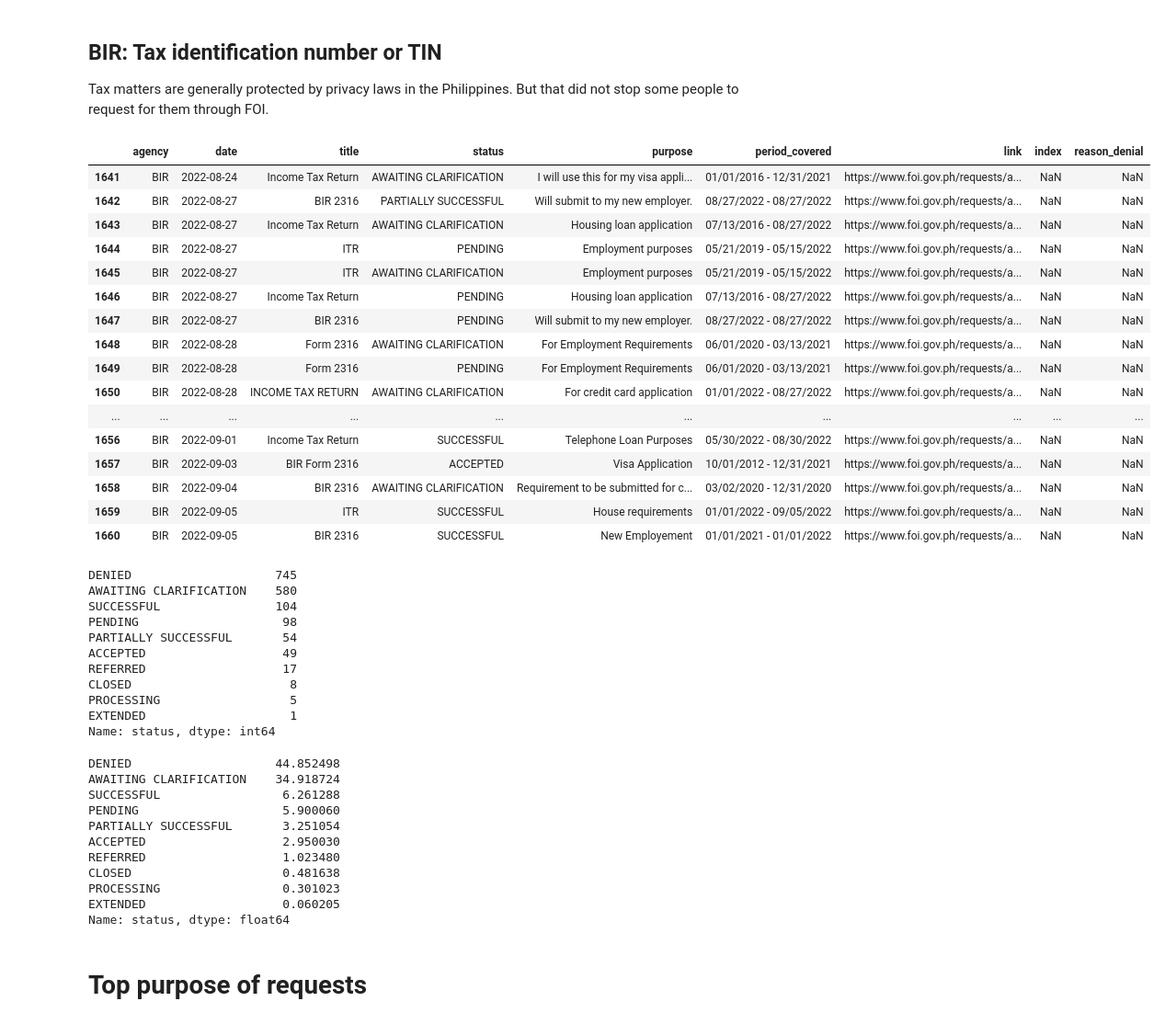
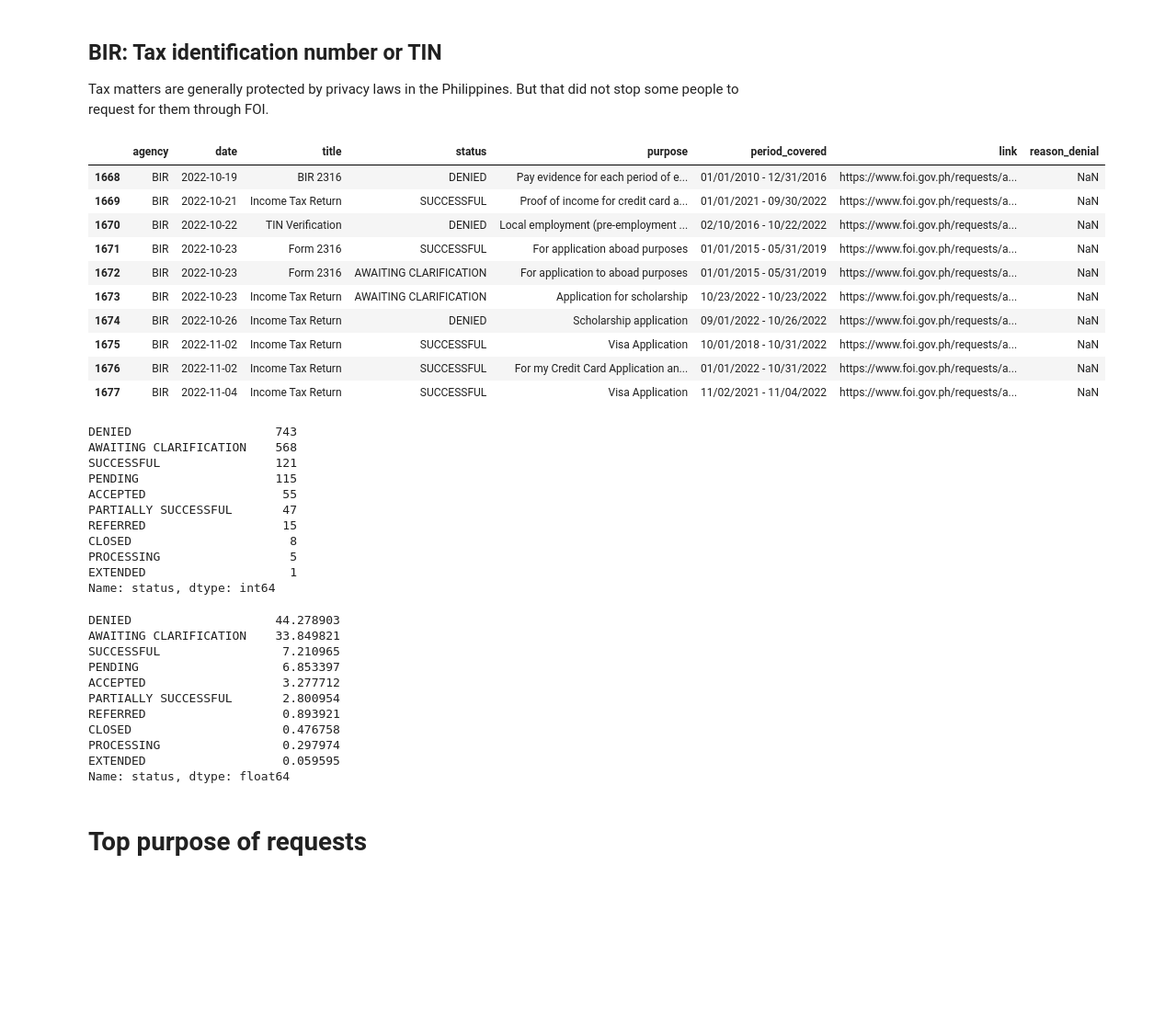
Before and after one commit to pmagtulis/foi-analysis, a Jupyter notebook: foi-analysis.ipynb, the cells around one changed output. Shown at 92% size. Saved outputs shown, nothing was run; the diff lists cells and outputs as text; code cells hidden in the pictures; blank space fills up the shorter version.

```diff
--- a/foi-analysis.ipynb
+++ b/foi-analysis.ipynb
@@ -35,6 +37,5 @@ df.tail(10)
 ## Drop 'Unnamed' column
 # %%
 df=df.drop('Unnamed: 0', axis=1)
-df=df.drop('level_0', axis=1)
 df
 # %% [output]
@@ -282,36 +278,30 @@ Tax matters are generally protected by privacy laws in the Philippines. But that
 # %%
 #df_final[df_final.title=="Income Tax Return"]
 tax = ['Income Tax Return', 'ITR','BIR 2316', 'TIN Verification', 'TIN VERIFICATION', 'BIR Form 2316', 'Income tax return', 'TIN', 'INCOME TAX RETURN', 'Form 2316', 'TIN NUMBER', 'tin number', 'TIN verification', 'tax', 'tax records']
 df_tax = df[df['title'].isin(tax)].reset_index(drop=True)
-df_tax.tail(20)
+df_tax.tail(10)
 # %% [output]
-|  | agency | date | title | status | purpose | period_covered | link | index | reason_denial |
-| 1641 | BIR | 2022-08-24 | Income Tax Return | AWAITING CLARIFICATION | I will use this for my visa appli... | 01/01/2016 - 12/31/2021 | https://www.foi.gov.ph/requests/a... | NaN | NaN |
-| 1642 | BIR | 2022-08-27 | BIR 2316 | PARTIALLY SUCCESSFUL | Will submit to my new employer. | 08/27/2022 - 08/27/2022 | https://www.foi.gov.ph/requests/a... | NaN | NaN |
-| 1643 | BIR | 2022-08-27 | Income Tax Return | AWAITING CLARIFICATION | Housing loan application | 07/13/2016 - 08/27/2022 | https://www.foi.gov.ph/requests/a... | NaN | NaN |
-| 1644 | BIR | 2022-08-27 | ITR | PENDING | Employment purposes | 05/21/2019 - 05/15/2022 | https://www.foi.gov.ph/requests/a... | NaN | NaN |
-| 1645 | BIR | 2022-08-27 | ITR | AWAITING CLARIFICATION | Employment purposes | 05/21/2019 - 05/15/2022 | https://www.foi.gov.ph/requests/a... | NaN | NaN |
-| 1646 | BIR | 2022-08-27 | Income Tax Return | PENDING | Housing loan application | 07/13/2016 - 08/27/2022 | https://www.foi.gov.ph/requests/a... | NaN | NaN |
-| 1647 | BIR | 2022-08-27 | BIR 2316 | PENDING | Will submit to my new employer. | 08/27/2022 - 08/27/2022 | https://www.foi.gov.ph/requests/a... | NaN | NaN |
-| 1648 | BIR | 2022-08-28 | Form 2316 | AWAITING CLARIFICATION | For Employment Requirements | 06/01/2020 - 03/13/2021 | https://www.foi.gov.ph/requests/a... | NaN | NaN |
-| 1649 | BIR | 2022-08-28 | Form 2316 | PENDING | For Employment Requirements | 06/01/2020 - 03/13/2021 | https://www.foi.gov.ph/requests/a... | NaN | NaN |
-| 1650 | BIR | 2022-08-28 | INCOME TAX RETURN | AWAITING CLARIFICATION | For credit card application | 01/01/2022 - 08/27/2022 | https://www.foi.gov.ph/requests/a... | NaN | NaN |
-| ... | ... | ... | ... | ... | ... | ... | ... | ... | ... |
-| 1656 | BIR | 2022-09-01 | Income Tax Return | SUCCESSFUL | Telephone Loan Purposes | 05/30/2022 - 08/30/2022 | https://www.foi.gov.ph/requests/a... | NaN | NaN |
-| 1657 | BIR | 2022-09-03 | BIR Form 2316 | ACCEPTED | Visa Application | 10/01/2012 - 12/31/2021 | https://www.foi.gov.ph/requests/a... | NaN | NaN |
-| 1658 | BIR | 2022-09-04 | BIR 2316 | AWAITING CLARIFICATION | Requirement to be submitted for c... | 03/02/2020 - 12/31/2020 | https://www.foi.gov.ph/requests/a... | NaN | NaN |
-| 1659 | BIR | 2022-09-05 | ITR | SUCCESSFUL | House requirements | 01/01/2022 - 09/05/2022 | https://www.foi.gov.ph/requests/a... | NaN | NaN |
-| 1660 | BIR | 2022-09-05 | BIR 2316 | SUCCESSFUL | New Employement | 01/01/2021 - 01/01/2022 | https://www.foi.gov.ph/requests/a... | NaN | NaN |
+|  | agency | date | title | status | purpose | period_covered | link | reason_denial |
+| 1668 | BIR | 2022-10-19 | BIR 2316 | DENIED | Pay evidence for each period of e... | 01/01/2010 - 12/31/2016 | https://www.foi.gov.ph/requests/a... | NaN |
+| 1669 | BIR | 2022-10-21 | Income Tax Return | SUCCESSFUL | Proof of income for credit card a... | 01/01/2021 - 09/30/2022 | https://www.foi.gov.ph/requests/a... | NaN |
+| 1670 | BIR | 2022-10-22 | TIN Verification | DENIED | Local employment (pre-employment ... | 02/10/2016 - 10/22/2022 | https://www.foi.gov.ph/requests/a... | NaN |
+| 1671 | BIR | 2022-10-23 | Form 2316 | SUCCESSFUL | For application aboad purposes | 01/01/2015 - 05/31/2019 | https://www.foi.gov.ph/requests/a... | NaN |
+| 1672 | BIR | 2022-10-23 | Form 2316 | AWAITING CLARIFICATION | For application to aboad purposes | 01/01/2015 - 05/31/2019 | https://www.foi.gov.ph/requests/a... | NaN |
+| 1673 | BIR | 2022-10-23 | Income Tax Return | AWAITING CLARIFICATION | Application for scholarship | 10/23/2022 - 10/23/2022 | https://www.foi.gov.ph/requests/a... | NaN |
+| 1674 | BIR | 2022-10-26 | Income Tax Return | DENIED | Scholarship application | 09/01/2022 - 10/26/2022 | https://www.foi.gov.ph/requests/a... | NaN |
+| 1675 | BIR | 2022-11-02 | Income Tax Return | SUCCESSFUL | Visa Application | 10/01/2018 - 10/31/2022 | https://www.foi.gov.ph/requests/a... | NaN |
+| 1676 | BIR | 2022-11-02 | Income Tax Return | SUCCESSFUL | For my Credit Card Application an... | 01/01/2022 - 10/31/2022 | https://www.foi.gov.ph/requests/a... | NaN |
+| 1677 | BIR | 2022-11-04 | Income Tax Return | SUCCESSFUL | Visa Application | 11/02/2021 - 11/04/2022 | https://www.foi.gov.ph/requests/a... | NaN |
 # %%
 df_tax.status.value_counts()
 # %% [output]
-DENIED                    745
-AWAITING CLARIFICATION    580
-SUCCESSFUL                104
-PENDING                    98
-PARTIALLY SUCCESSFUL       54
-ACCEPTED                   49
-REFERRED                   17
+DENIED                    743
+AWAITING CLARIFICATION    568
+SUCCESSFUL                121
+PENDING                   115
+ACCEPTED                   55
+PARTIALLY SUCCESSFUL       47
+REFERRED                   15
 CLOSED                      8
 PROCESSING                  5
 EXTENDED                    1
@@ -319,16 +309,16 @@ Name: status, dtype: int64
 # %%
 df_tax.status.value_counts(normalize=True) *100
 # %% [output]
-DENIED                    44.852498
-AWAITING CLARIFICATION    34.918724
-SUCCESSFUL                 6.261288
-PENDING                    5.900060
-PARTIALLY SUCCESSFUL       3.251054
-ACCEPTED                   2.950030
-REFERRED                   1.023480
-CLOSED                     0.481638
-PROCESSING                 0.301023
-EXTENDED                   0.060205
+DENIED                    44.278903
+AWAITING CLARIFICATION    33.849821
+SUCCESSFUL                 7.210965
+PENDING                    6.853397
+ACCEPTED                   3.277712
+PARTIALLY SUCCESSFUL       2.800954
+REFERRED                   0.893921
+CLOSED                     0.476758
+PROCESSING                 0.297974
+EXTENDED                   0.059595
 Name: status, dtype: float64
 # %% [markdown]
 # Top purpose of requests
```
Also changed, not shown: parts of 58 cells of this notebook, 22 other files.
